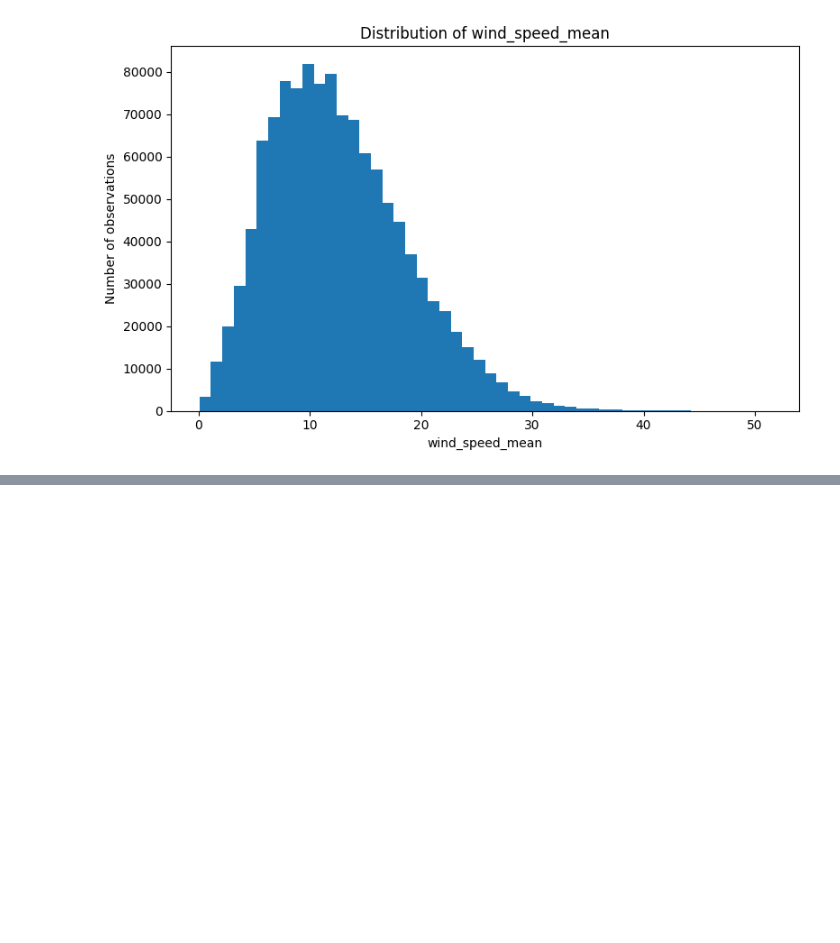
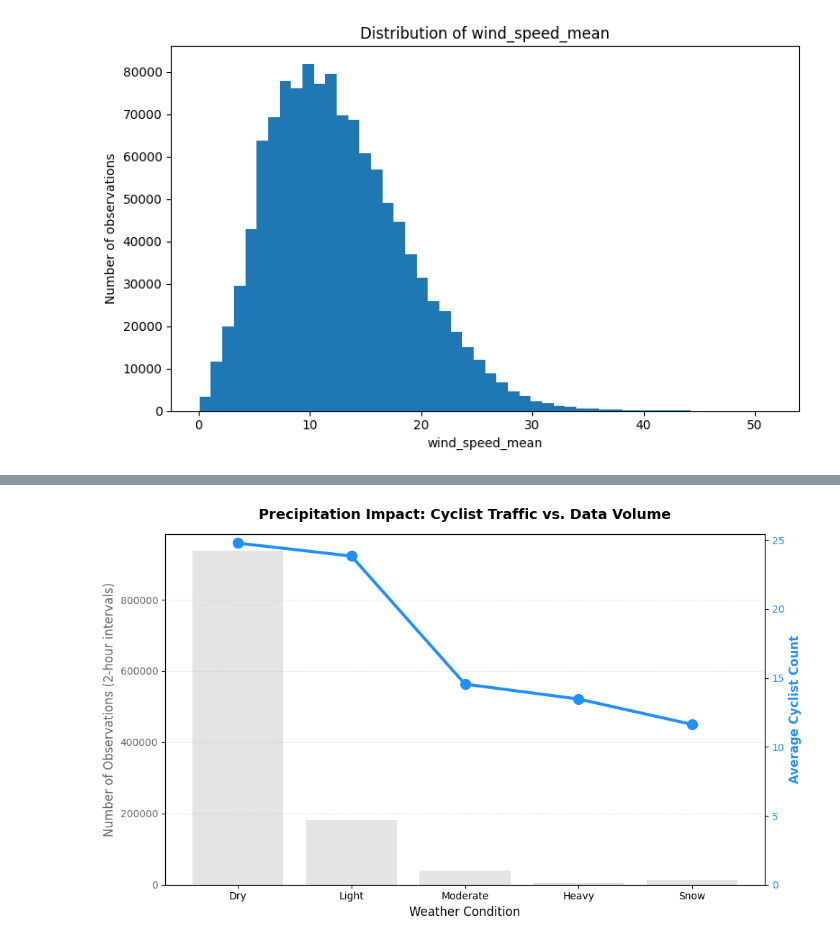
Before and after one commit to annasolodka/mda-cycling-traffic-analysis, a Jupyter notebook: notebooks/03_exploratory_data_analysis.ipynb, the cells around one changed output, grey strips where cells are left out. Saved outputs shown, nothing was run; the diff lists cells and outputs as text; code cells hidden in the pictures; blank space fills up the shorter version.

```diff
--- a/notebooks/03_exploratory_data_analysis.ipynb
+++ b/notebooks/03_exploratory_data_analysis.ipynb
@@ -765,0 +916,75 @@ for variable in continuous_variables:
+# %%
+import pandas as pd
+import matplotlib.pyplot as plt
+
+# ==========================================
+# 1. PREPARE THE DATA
+# ==========================================
+# Define the logical, increasing order of weather severity
+precip_order = ['dry', 'light_precipitation', 'moderate_precipitation', 'heavy_precipitation', 'snow']
+
+# Group by the category and calculate BOTH metrics
+precip_summary = prediction_data.groupby('precipitation_category').agg(
+    num_obs=('count_rescaled', 'count'),
+    avg_traffic=('count_rescaled', 'mean')
+)
+
+# Reindex to enforce our logical order (Dry -> Light -> Moderate -> Heavy -> Snow)
+precip_summary = precip_summary.reindex(precip_order).reset_index()
+
+# Clean up the category names so they look beautiful on the X-axis
+precip_summary['display_label'] = precip_summary['precipitation_category'].str.replace('_precipitation', '').str.title()
+
+# ==========================================
+# 2. PLOT THE DUAL-AXIS CHART
+# ==========================================
+fig, ax1 = plt.subplots(figsize=(10, 6))
+
+# Plot the background bars for Number of Observations
+ax1.bar(
+    precip_summary['display_label'],
+    precip_summary['num_obs'],
+    color='lightgray',
+    alpha=0.6,
+    label='Data Volume'
+)
+ax1.set_xlabel("Weather Condition", fontsize=12)
+ax1.set_ylabel("Number of Observations (2-hour intervals)", color='dimgray', fontsize=12)
+ax1.tick_params(axis='y', labelcolor='dimgray')
+
+# Create the secondary axis (Right Y-Axis)
+ax2 = ax1.twinx()
+
+# Plot the foreground line for Average Traffic
+# Using a line with markers shows the "step-down" trend as weather gets worse
+ax2.plot(
+    precip_summary['display_label'],
+    precip_summary['avg_traffic'],
+    color='dodgerblue',
+    linewidth=3,
+    marker='o',
+    markersize=10,
+    label='Avg Cyclists'
+)
+ax2.set_ylabel("Average Cyclist Count", color='dodgerblue', fontsize=12, fontweight='bold')
+ax2.tick_params(axis='y', labelcolor='dodgerblue')
+
+# ==========================================
+# 3. FORMATTING
+# ==========================================
+plt.title("Precipitation Impact: Cyclist Traffic vs. Data Volume", pad=15, fontsize=14, fontweight='bold')
+
+# Ensure the Y-axis for average traffic starts at 0 so the drop-off is visually accurate
+ax2.set_ylim(bottom=0)
+
+# Keep grid lines subtle
+ax1.grid(axis='y', linestyle='--', alpha=0.3)
+ax2.grid(False)
+
+# Ensure everything fits perfectly
+fig.tight_layout()
+
+# Display in the notebook
+plt.show()
+# %% [output]
+[figure, added]
```
Also changed, not shown: parts of 5 cells of this notebook, 1 other file.
